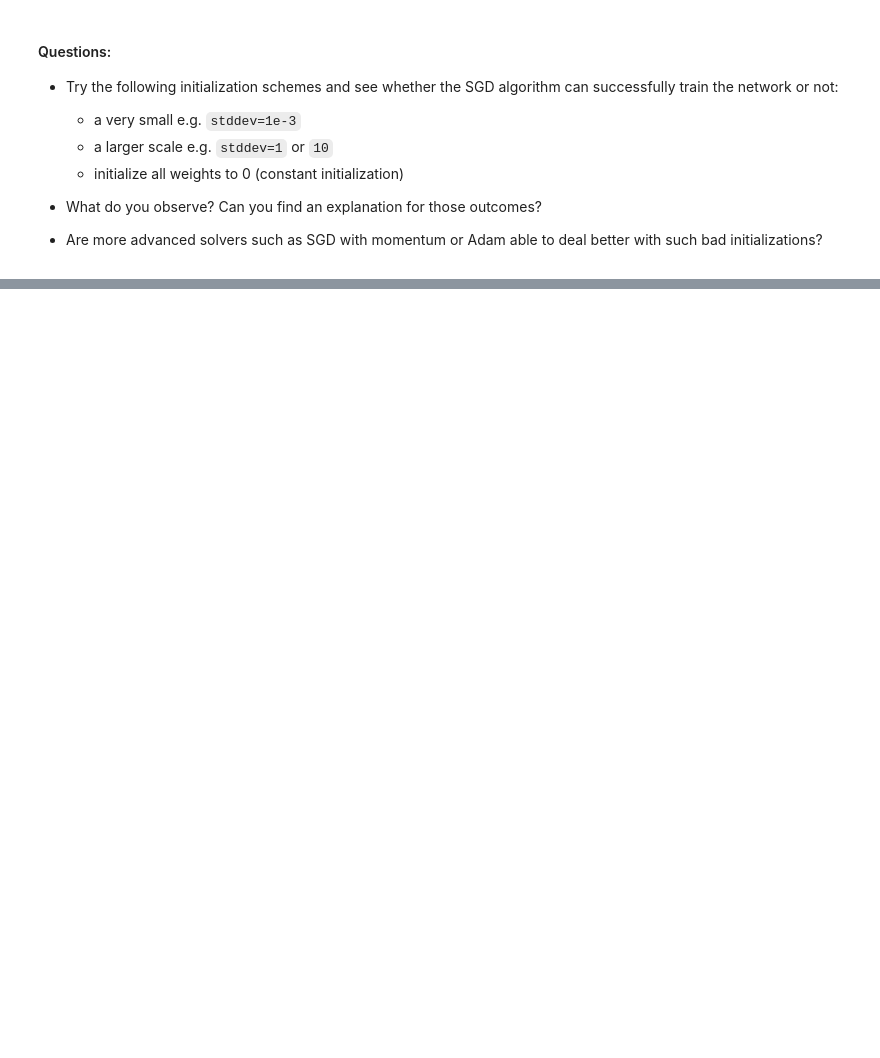
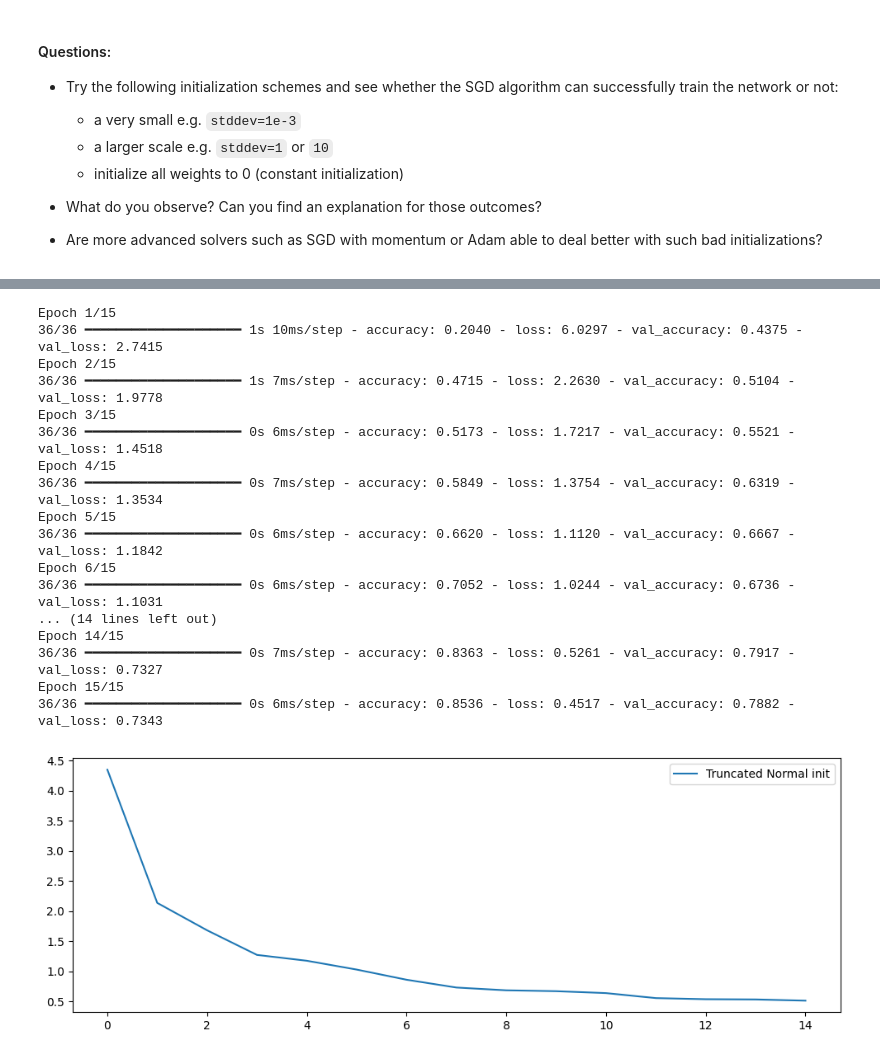
Before and after one commit to UofT-DSI/deep_learning, a Jupyter notebook: 01_materials/labs/lab_1.ipynb, the cells around one changed output, grey strips where cells are left out. Drawn from its saved outputs; the diff is of its cells as text; code cells hidden in the pictures; blank space fills up the shorter version.

```diff
--- a/01_materials/labs/lab_1.ipynb
+++ b/01_materials/labs/lab_1.ipynb
@@ -398,0 +859,54 @@ model.layers[0].weights
+# %%
+# Your code here
+# large stddev
+
+normal_init = initializers.TruncatedNormal(stddev=1, seed=42)
+model = Sequential()
+
+# Input layer
+model.add(Dense(64, activation='tanh',kernel_initializer=normal_init))
+# Hidden layer
+model.add(Dense(64, activation='tanh',kernel_initializer=normal_init))
+# Output layer
+model.add(Dense(10, activation='softmax',kernel_initializer=normal_init))
+
+model.compile(
+    loss='categorical_crossentropy', # Loss function
+    optimizer=SGD(learning_rate = 0.1), # Optimizer
+    metrics=['accuracy'] # Metrics to evaluate the model
+)
+
+history = model.fit(
+    X_train, # Training data
+    y_train, # Training labels
+    epochs=15, # Number of epochs
+    batch_size=32, # Number of samples per batch
+    validation_split=0.2 # Use 20% of the data for validation
+)
+
+# loss, accuracy = model.evaluate(X_test, y_test)
+
+# print(f'Loss:     {loss:.2f}')
+# print(f'Accuracy: {accuracy*100:.2f}%')
+plt.figure(figsize=(12, 4))
+plt.plot(history.history['loss'], label="Truncated Normal init")
+plt.legend();
+# %% [output]
+Epoch 1/15
+36/36 ━━━━━━━━━━━━━━━━━━━━ 1s 10ms/step - accuracy: 0.2040 - loss: 6.0297 - val_accuracy: 0.4375 - val_loss: 2.7415
+Epoch 2/15
+36/36 ━━━━━━━━━━━━━━━━━━━━ 1s 7ms/step - accuracy: 0.4715 - loss: 2.2630 - val_accuracy: 0.5104 - val_loss: 1.9778
+Epoch 3/15
+36/36 ━━━━━━━━━━━━━━━━━━━━ 0s 6ms/step - accuracy: 0.5173 - loss: 1.7217 - val_accuracy: 0.5521 - val_loss: 1.4518
+Epoch 4/15
+36/36 ━━━━━━━━━━━━━━━━━━━━ 0s 7ms/step - accuracy: 0.5849 - loss: 1.3754 - val_accuracy: 0.6319 - val_loss: 1.3534
+Epoch 5/15
+36/36 ━━━━━━━━━━━━━━━━━━━━ 0s 6ms/step - accuracy: 0.6620 - loss: 1.1120 - val_accuracy: 0.6667 - val_loss: 1.1842
+Epoch 6/15
+36/36 ━━━━━━━━━━━━━━━━━━━━ 0s 6ms/step - accuracy: 0.7052 - loss: 1.0244 - val_accuracy: 0.6736 - val_loss: 1.1031
+... (14 lines left out)
+Epoch 14/15
+36/36 ━━━━━━━━━━━━━━━━━━━━ 0s 7ms/step - accuracy: 0.8363 - loss: 0.5261 - val_accuracy: 0.7917 - val_loss: 0.7327
+Epoch 15/15
+36/36 ━━━━━━━━━━━━━━━━━━━━ 0s 6ms/step - accuracy: 0.8536 - loss: 0.4517 - val_accuracy: 0.7882 - val_loss: 0.7343
+[figure, added]
```
Also changed, not shown: parts of 42 cells of this notebook, 2 other files.
